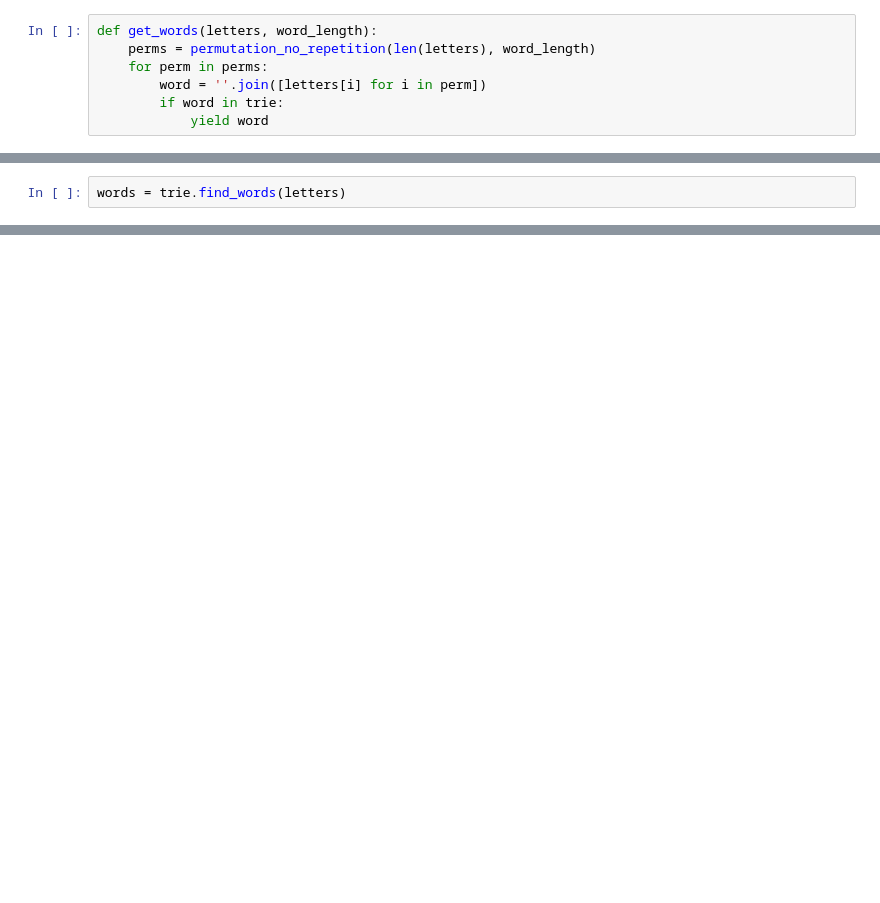
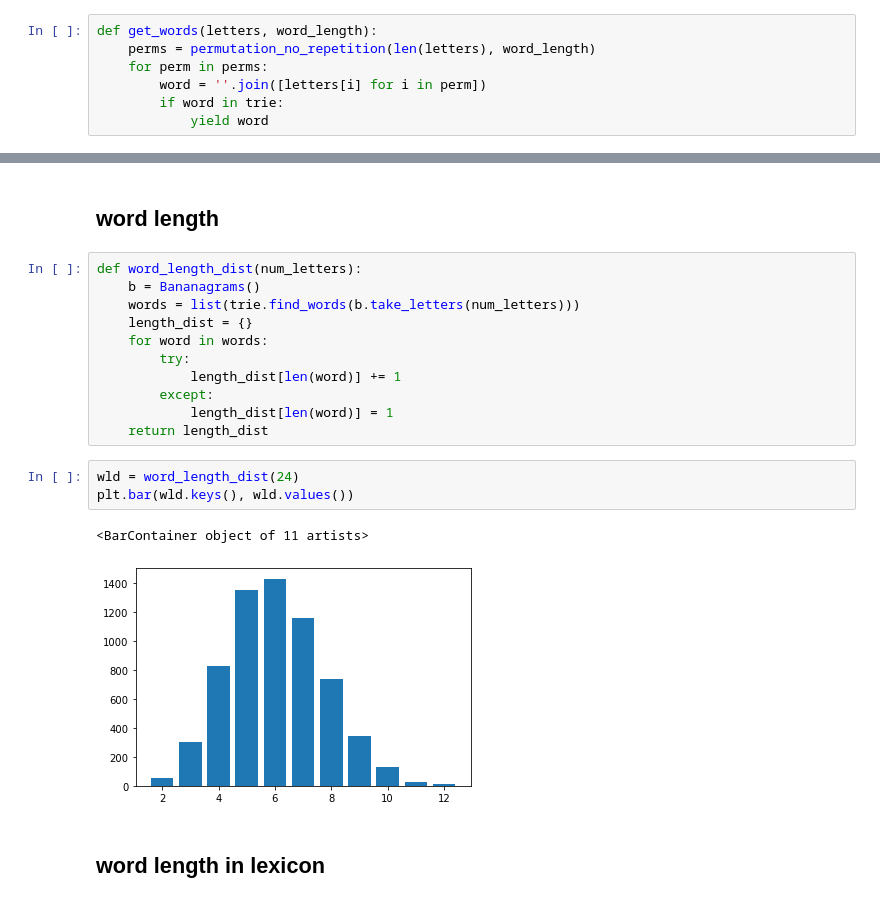
Before and after one commit to jackglawson/scrabble, a Jupyter notebook: word_descrambler.ipynb, the cells around one changed output, grey strips where cells are left out. Drawn from its saved outputs; the diff is of its cells as text; blank space fills up the shorter version.

```diff
--- a/word_descrambler.ipynb
+++ b/word_descrambler.ipynb
@@ -50,2 +71,0 @@ len(words)
-# %%
-words = trie.find_words(letters)
@@ -51,0 +100,21 @@ words = trie.find_words(letters)
+# %% [markdown]
+## word length
+# %%
+def word_length_dist(num_letters):
+    b = Bananagrams()
+    words = list(trie.find_words(b.take_letters(num_letters)))
+    length_dist = {}
+    for word in words:
+        try:
+            length_dist[len(word)] += 1
+        except:
+            length_dist[len(word)] = 1
+    return length_dist
+# %%
+wld = word_length_dist(24)
+plt.bar(wld.keys(), wld.values())
+# %% [output]
+<BarContainer object of 11 artists>
+[figure, added]
+# %% [markdown]
+## word length in lexicon
```
Also changed, not shown: parts of 21 cells of this notebook.
